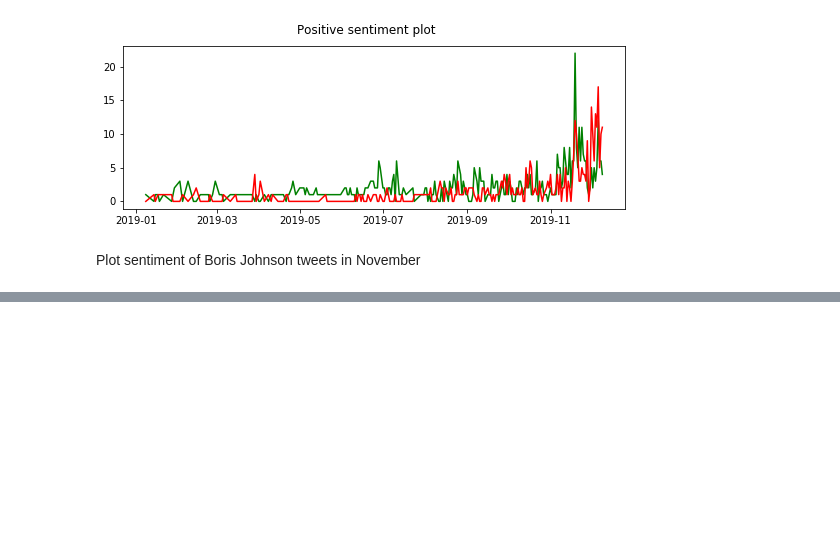
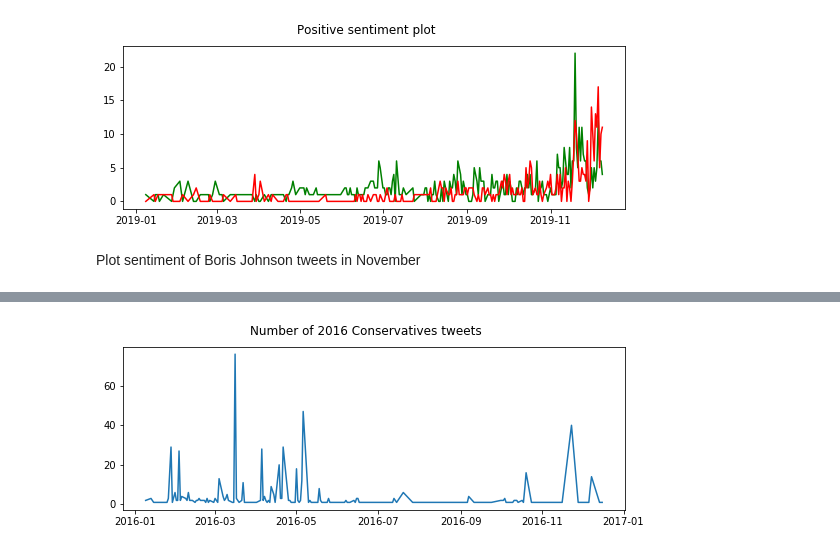
Before and after one commit to Marciniec/twitter-sentiment-analysis, a Jupyter notebook: Twitter.ipynb, the cells around one changed output, grey strips where cells are left out. Cells and saved outputs as stored; diff of their text form; code cells hidden in the pictures; blank space fills up the shorter version.

```diff
--- a/Twitter.ipynb
+++ b/Twitter.ipynb
@@ -418,0 +436,4 @@ Plot sentiment of Boris Johnson tweets in November
+# %%
+plot_count('2016-01-01', '2017-01-01',df, 'Number of 2016 Conservatives tweets')
+# %% [output]
+[figure, added]
```
Also changed, not shown: parts of 24 cells of this notebook.
